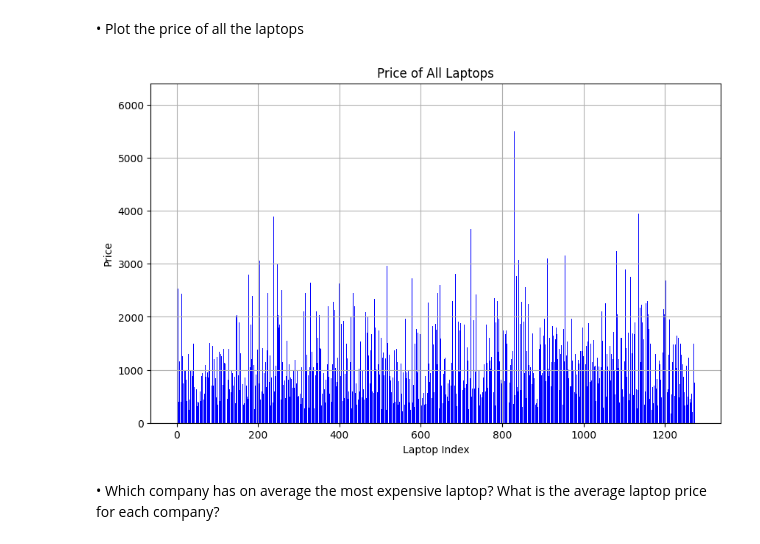
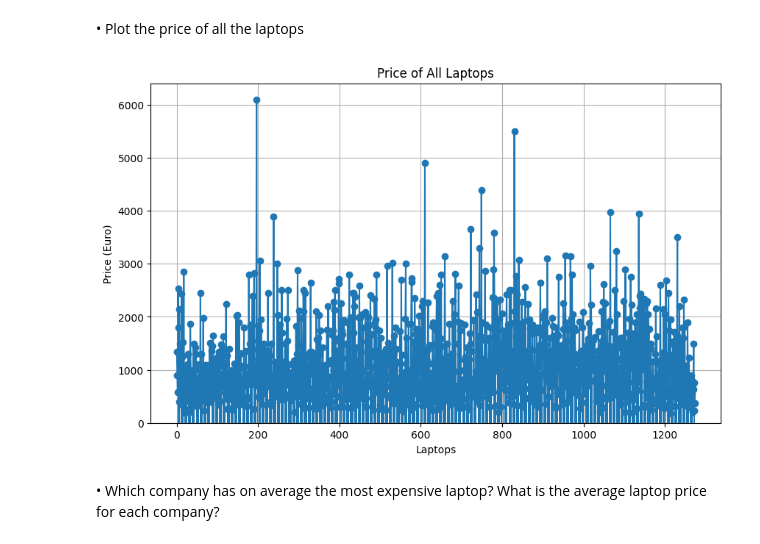
Before and after one commit to cinofuni/shimonrepository, a Jupyter notebook: miniProject1.ipynb, the cells around one changed output. Drawn from its saved outputs; the diff is of its cells as text; code cells hidden in the pictures.

```diff
--- a/miniProject1.ipynb
+++ b/miniProject1.ipynb
@@ -135,17 +153,23 @@ Section 2
 # %% [markdown]
 • Plot the price of all the laptops
 # %%
+#uploading the file
 df = pd.read_csv('laptop_price - dataset.csv')
-price_column = df['Price (Euro)']
+
+#finding the price column and saving it
+priceColumn = df['Price (Euro)']
+
+#creating the plot
 plt.figure(figsize=(10, 6))
-plt.bar(df.index, price_column, color='blue')
+plt.plot(df["Price (Euro)"], marker='o')
+plt.bar(df.index, priceColumn)
 plt.title('Price of All Laptops')
-plt.xlabel('Laptop Index')
-plt.ylabel('Price')
+plt.xlabel('Laptops')
+plt.ylabel('Price (Euro)')
 plt.grid(True)
 plt.show()
 # %% [output]
-[figure, old version]
+[figure, new version]
 # %% [markdown]
 • Which company has on average the most expensive laptop? What is the average
 laptop price for each company?
```
Also changed, not shown: parts of 22 cells of this notebook.
